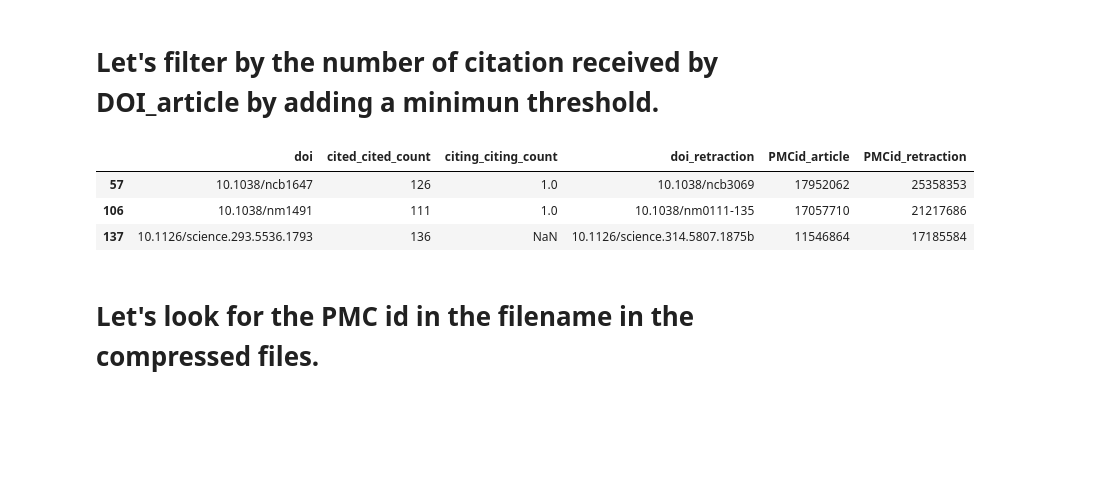
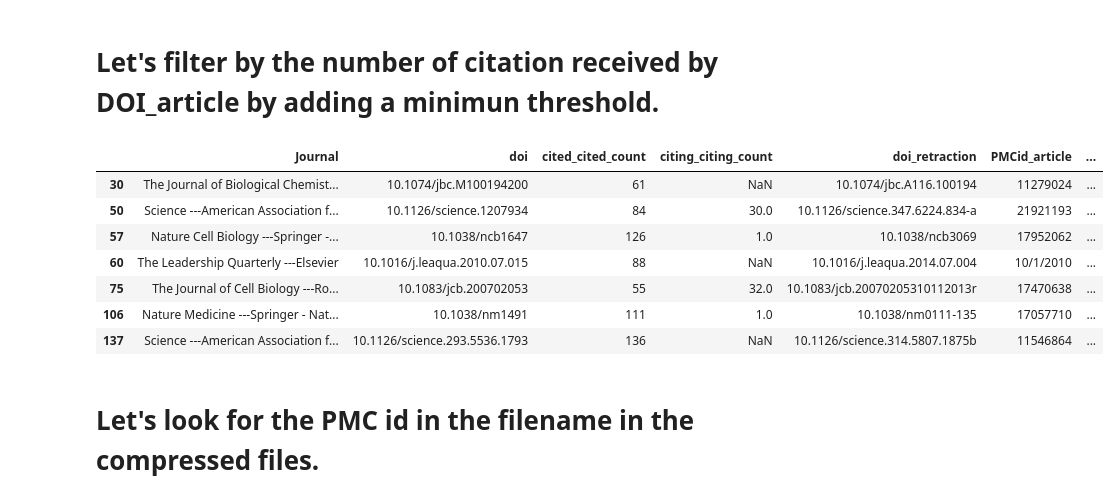
Before and after one commit to dciudadr/eLife_retractions, a Jupyter notebook: retractionwatch.ipynb, the cells around one changed output. Cells and saved outputs as stored; diff of their text form; code cells hidden in the pictures; blank space fills up the shorter version.

```diff
--- a/retractionwatch.ipynb
+++ b/retractionwatch.ipynb
@@ -238,15 +248,18 @@ df_out = pd.read_csv('doi_retraction_citations.csv',
                      encoding='utf-8'
                     )
 # %%
-
-minimun_citations = 100
+minimun_citations = 50
 df_filtered = df_out[df_out.cited_cited_count > minimun_citations]
 df_filtered
 # %% [output]
-|  | doi | cited_cited_count | citing_citing_count | doi_retraction | PMCid_article | PMCid_retraction |
-| 57 | 10.1038/ncb1647 | 126 | 1.0 | 10.1038/ncb3069 | 17952062 | 25358353 |
-| 106 | 10.1038/nm1491 | 111 | 1.0 | 10.1038/nm0111-135 | 17057710 | 21217686 |
-| 137 | 10.1126/science.293.5536.1793 | 136 | NaN | 10.1126/science.314.5807.1875b | 11546864 | 17185584 |
+|  | Journal | doi | cited_cited_count | citing_citing_count | doi_retraction | PMCid_article | ... |
+| 30 | The Journal of Biological Chemist... | 10.1074/jbc.M100194200 | 61 | NaN | 10.1074/jbc.A116.100194 | 11279024 | ... |
+| 50 | Science ---American Association f... | 10.1126/science.1207934 | 84 | 30.0 | 10.1126/science.347.6224.834-a | 21921193 | ... |
+| 57 | Nature Cell Biology ---Springer -... | 10.1038/ncb1647 | 126 | 1.0 | 10.1038/ncb3069 | 17952062 | ... |
+| 60 | The Leadership Quarterly ---Elsevier | 10.1016/j.leaqua.2010.07.015 | 88 | NaN | 10.1016/j.leaqua.2014.07.004 | 10/1/2010 | ... |
+| 75 | The Journal of Cell Biology ---Ro... | 10.1083/jcb.200702053 | 55 | 32.0 | 10.1083/jcb.20070205310112013r | 17470638 | ... |
+| 106 | Nature Medicine ---Springer - Nat... | 10.1038/nm1491 | 111 | 1.0 | 10.1038/nm0111-135 | 17057710 | ... |
+| 137 | Science ---American Association f... | 10.1126/science.293.5536.1793 | 136 | NaN | 10.1126/science.314.5807.1875b | 11546864 | ... |
 # %%
 name_file = 'doi_retraction_citations_filter_' + str(minimun_citations) + ".csv"
 df_filtered.to_csv(name_file,
```
Also changed, not shown: parts of 29 cells of this notebook, 3 other files.
